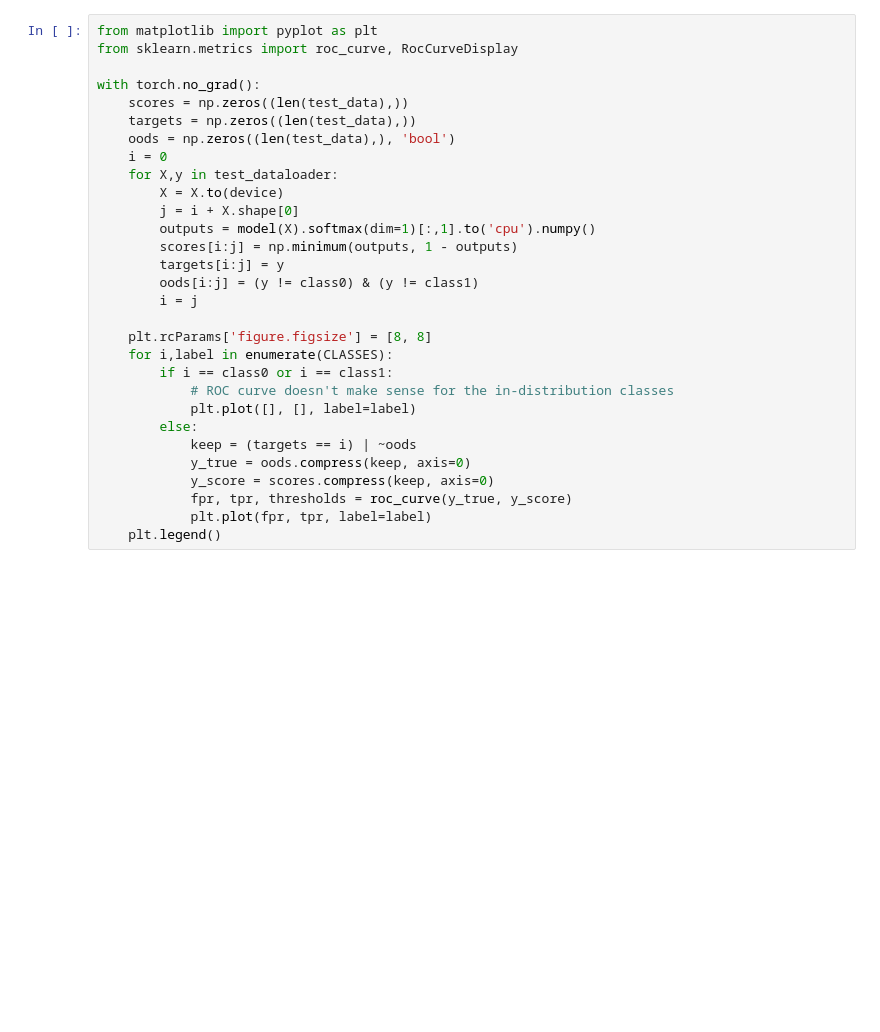
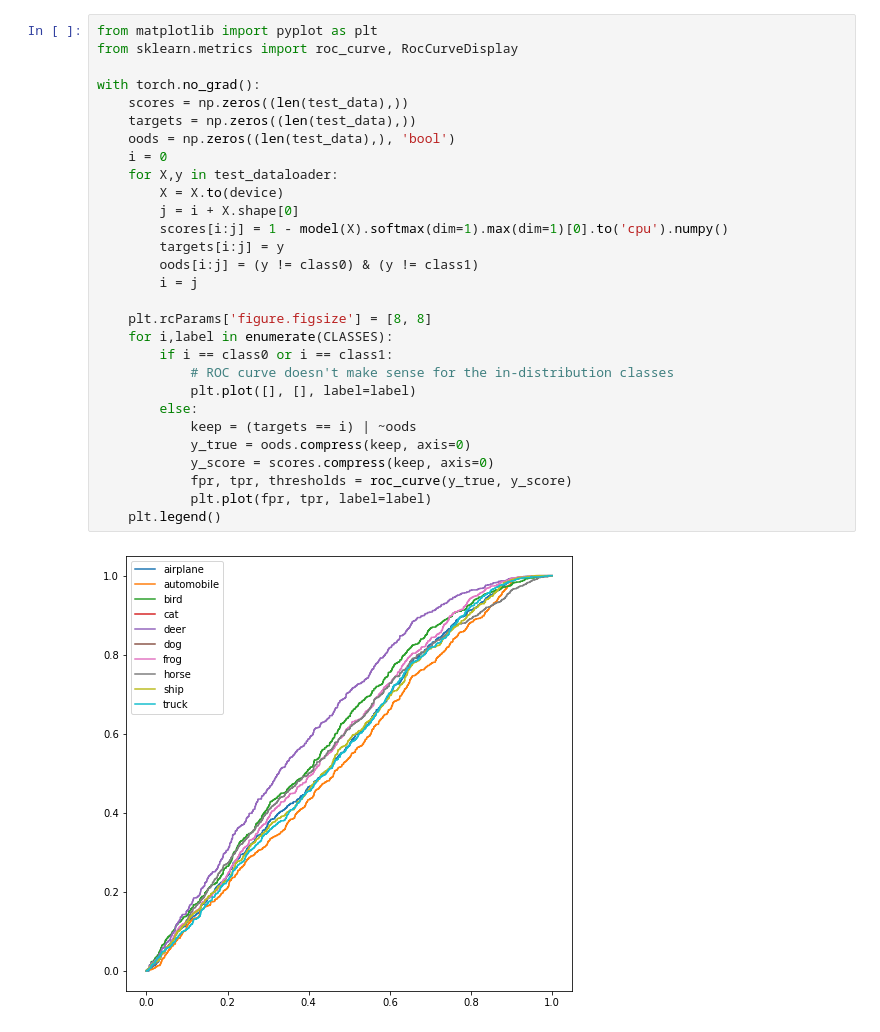
Before and after one commit to edkins/ood-workbook, a Jupyter notebook: confidence.ipynb, the cells around one changed output. Drawn from its saved outputs; the diff is of its cells as text; blank space fills up the shorter version.

```diff
--- a/confidence.ipynb
+++ b/confidence.ipynb
@@ -157,30 +152,31 @@ with torch.no_grad():
 # %%
 from matplotlib import pyplot as plt
 from sklearn.metrics import roc_curve, RocCurveDisplay
 
 with torch.no_grad():
     scores = np.zeros((len(test_data),))
     targets = np.zeros((len(test_data),))
     oods = np.zeros((len(test_data),), 'bool')
     i = 0
     for X,y in test_dataloader:
         X = X.to(device)
         j = i + X.shape[0]
-        outputs = model(X).softmax(dim=1)[:,1].to('cpu').numpy()
-        scores[i:j] = np.minimum(outputs, 1 - outputs)
+        scores[i:j] = 1 - model(X).softmax(dim=1).max(dim=1)[0].to('cpu').numpy()
         targets[i:j] = y
         oods[i:j] = (y != class0) & (y != class1)
         i = j
 
     plt.rcParams['figure.figsize'] = [8, 8]
     for i,label in enumerate(CLASSES):
         if i == class0 or i == class1:
             # ROC curve doesn't make sense for the in-distribution classes
             plt.plot([], [], label=label)
         else:
             keep = (targets == i) | ~oods
             y_true = oods.compress(keep, axis=0)
             y_score = scores.compress(keep, axis=0)
             fpr, tpr, thresholds = roc_curve(y_true, y_score)
             plt.plot(fpr, tpr, label=label)
     plt.legend()
+# %% [output]
+[figure, added]
```
Also changed, not shown: parts of 2 cells of this notebook, 1 other file.
